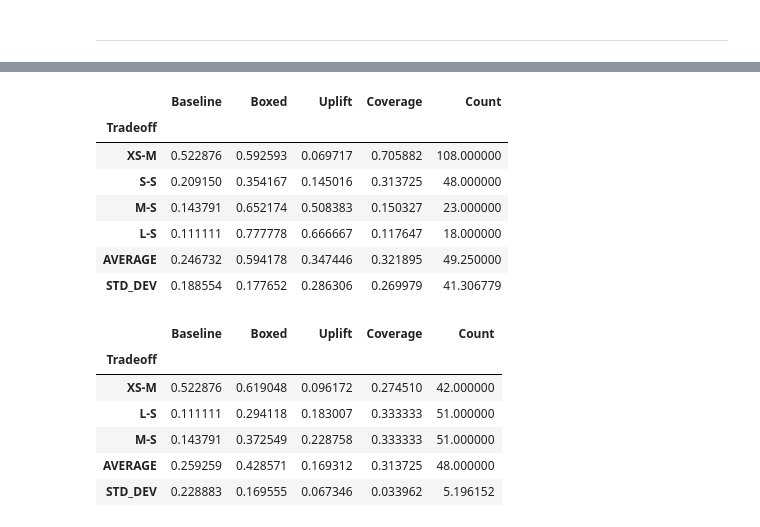
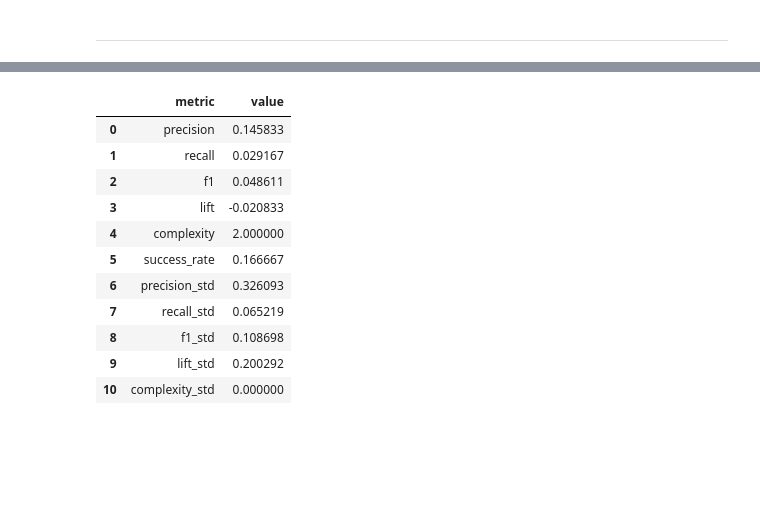
Before and after one commit to andresdp/patterns-sa, a Jupyter notebook: patterns/Pipes_and_Filters/analysis-paf.ipynb, the cells around one changed output, grey strips where cells are left out. Drawn from its saved outputs; the diff is of its cells as text; code cells hidden in the pictures; blank space fills up the shorter version.

```diff
--- a/patterns/Pipes_and_Filters/analysis-paf.ipynb
+++ b/patterns/Pipes_and_Filters/analysis-paf.ipynb
@@ -598,23 +587,22 @@ fig = session.show_policy_robustness_comparison_heatmap(
+# %%
+scores = session.get_algorithm_performance_scores(cart_boxes, return_std=True)
+pd.DataFrame(scores.items(), columns=['metric', 'value'])
+# %% [output]
+|  | metric | value |
+| 0 | precision | 0.145833 |
+| 1 | recall | 0.029167 |
+| 2 | f1 | 0.048611 |
+| 3 | lift | -0.020833 |
+| 4 | complexity | 2.000000 |
+| 5 | success_rate | 0.166667 |
+| 6 | precision_std | 0.326093 |
+| 7 | recall_std | 0.065219 |
+| 8 | f1_std | 0.108698 |
+| 9 | lift_std | 0.200292 |
+| 10 | complexity_std | 0.000000 |
 # %%
-agg_stats = session.get_aggregate_robustness_stats(prim_boxes, metric='starr')
-agg_stats
+# agg_stats = session.get_aggregate_robustness_stats(prim_boxes, metric='starr')
+# agg_stats
-# %% [output]
-|  | Baseline | Boxed | Uplift | Coverage | Count |
-| Tradeoff |  |  |  |  |  |
-| XS-M | 0.522876 | 0.592593 | 0.069717 | 0.705882 | 108.000000 |
-| S-S | 0.209150 | 0.354167 | 0.145016 | 0.313725 | 48.000000 |
-| M-S | 0.143791 | 0.652174 | 0.508383 | 0.150327 | 23.000000 |
-| L-S | 0.111111 | 0.777778 | 0.666667 | 0.117647 | 18.000000 |
-| AVERAGE | 0.246732 | 0.594178 | 0.347446 | 0.321895 | 49.250000 |
-| STD_DEV | 0.188554 | 0.177652 | 0.286306 | 0.269979 | 41.306779 |
 # %%
-agg_stats = session.get_aggregate_robustness_stats(cart_boxes, metric='starr')
-agg_stats
+# agg_stats = session.get_aggregate_robustness_stats(cart_boxes, metric='starr')
+# agg_stats
-# %% [output]
-|  | Baseline | Boxed | Uplift | Coverage | Count |
-| Tradeoff |  |  |  |  |  |
-| XS-M | 0.522876 | 0.619048 | 0.096172 | 0.274510 | 42.000000 |
-| L-S | 0.111111 | 0.294118 | 0.183007 | 0.333333 | 51.000000 |
-| M-S | 0.143791 | 0.372549 | 0.228758 | 0.333333 | 51.000000 |
-| AVERAGE | 0.259259 | 0.428571 | 0.169312 | 0.313725 | 48.000000 |
-| STD_DEV | 0.228883 | 0.169555 | 0.067346 | 0.033962 | 5.196152 |
```
Also changed, not shown: parts of 24 cells of this notebook, 19 other files.
